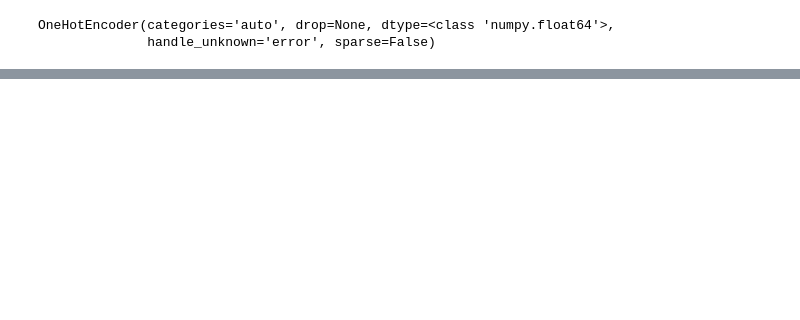
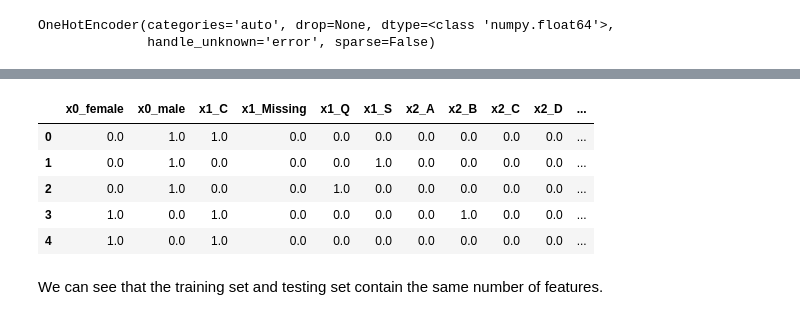
Before and after one commit to robertbarcik/intuitive-ds-notebooks, a Jupyter notebook: 4.Feature-engineering/4. DONE_One_hot_encoding.ipynb, the cells around one changed output, grey strips where cells are left out. Drawn from its saved outputs; the diff is of its cells as text; code cells hidden in the pictures; blank space fills up the shorter version.

```diff
--- a/4.Feature-engineering/4. DONE_One_hot_encoding.ipynb
+++ b/4.Feature-engineering/4. DONE_One_hot_encoding.ipynb
@@ -233,0 +245,16 @@ training_set.head()
+# %%
+# Transform X_test using one-hot encoding and return feature names for output features
+# Convert it to DataFrame
+testing_set = encoder.transform(X_test.fillna('Missing'))
+testing_set = pd.DataFrame(testing_set)
+testing_set.columns = encoder.get_feature_names()
+testing_set.head()
+# %% [output]
+|  | x0_female | x0_male | x1_C | x1_Missing | x1_Q | x1_S | x2_A | x2_B | x2_C | x2_D | ... |
+| 0 | 0.0 | 1.0 | 1.0 | 0.0 | 0.0 | 0.0 | 0.0 | 0.0 | 0.0 | 0.0 | ... |
+| 1 | 0.0 | 1.0 | 0.0 | 0.0 | 0.0 | 1.0 | 0.0 | 0.0 | 0.0 | 0.0 | ... |
+| 2 | 0.0 | 1.0 | 0.0 | 0.0 | 1.0 | 0.0 | 0.0 | 0.0 | 0.0 | 0.0 | ... |
+| 3 | 1.0 | 0.0 | 1.0 | 0.0 | 0.0 | 0.0 | 0.0 | 1.0 | 0.0 | 0.0 | ... |
+| 4 | 1.0 | 0.0 | 1.0 | 0.0 | 0.0 | 0.0 | 0.0 | 0.0 | 0.0 | 0.0 | ... |
+# %% [markdown]
+We can see that the training set and testing set contain the same number of features.
```
Also changed, not shown: parts of 11 cells of this notebook.
